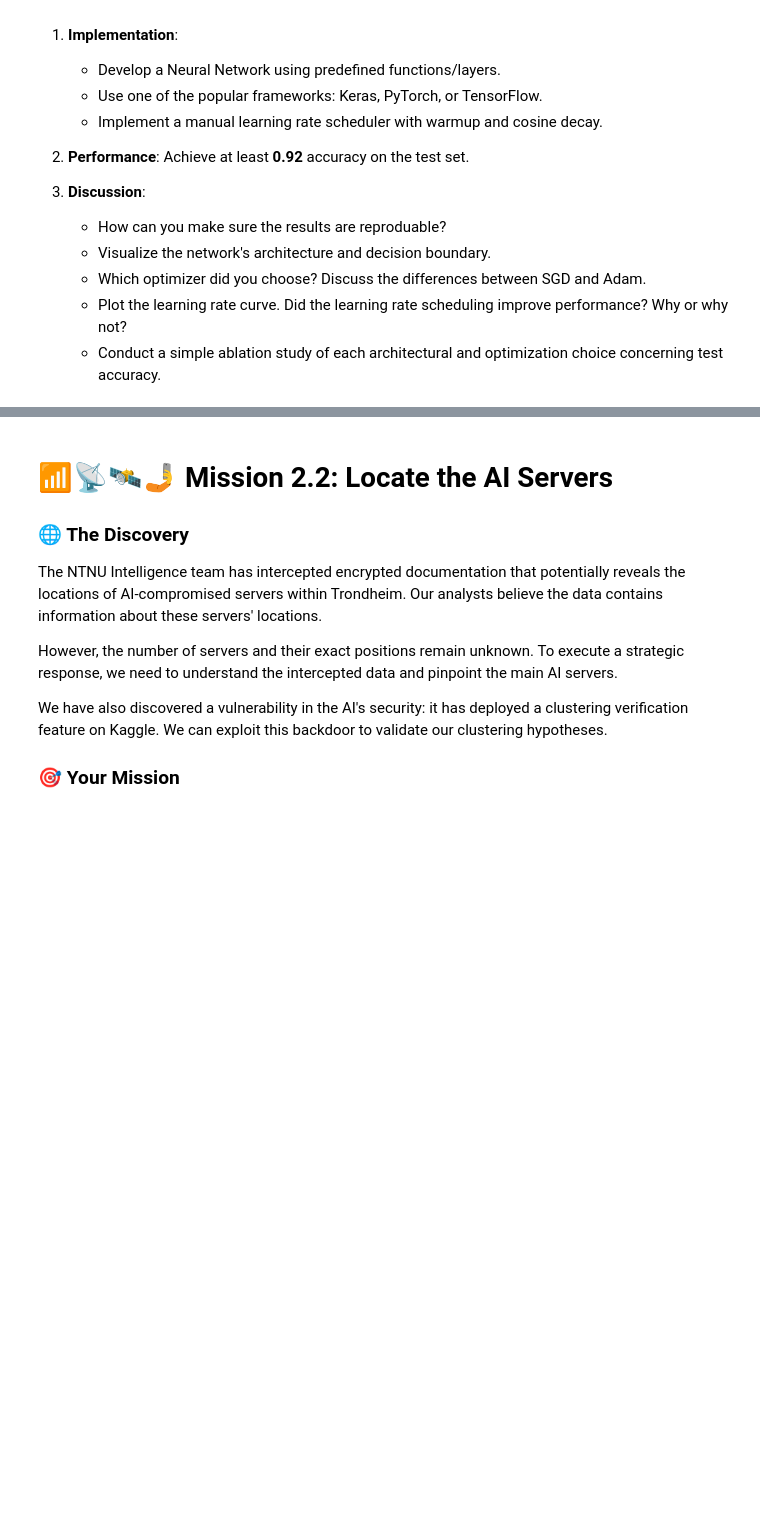
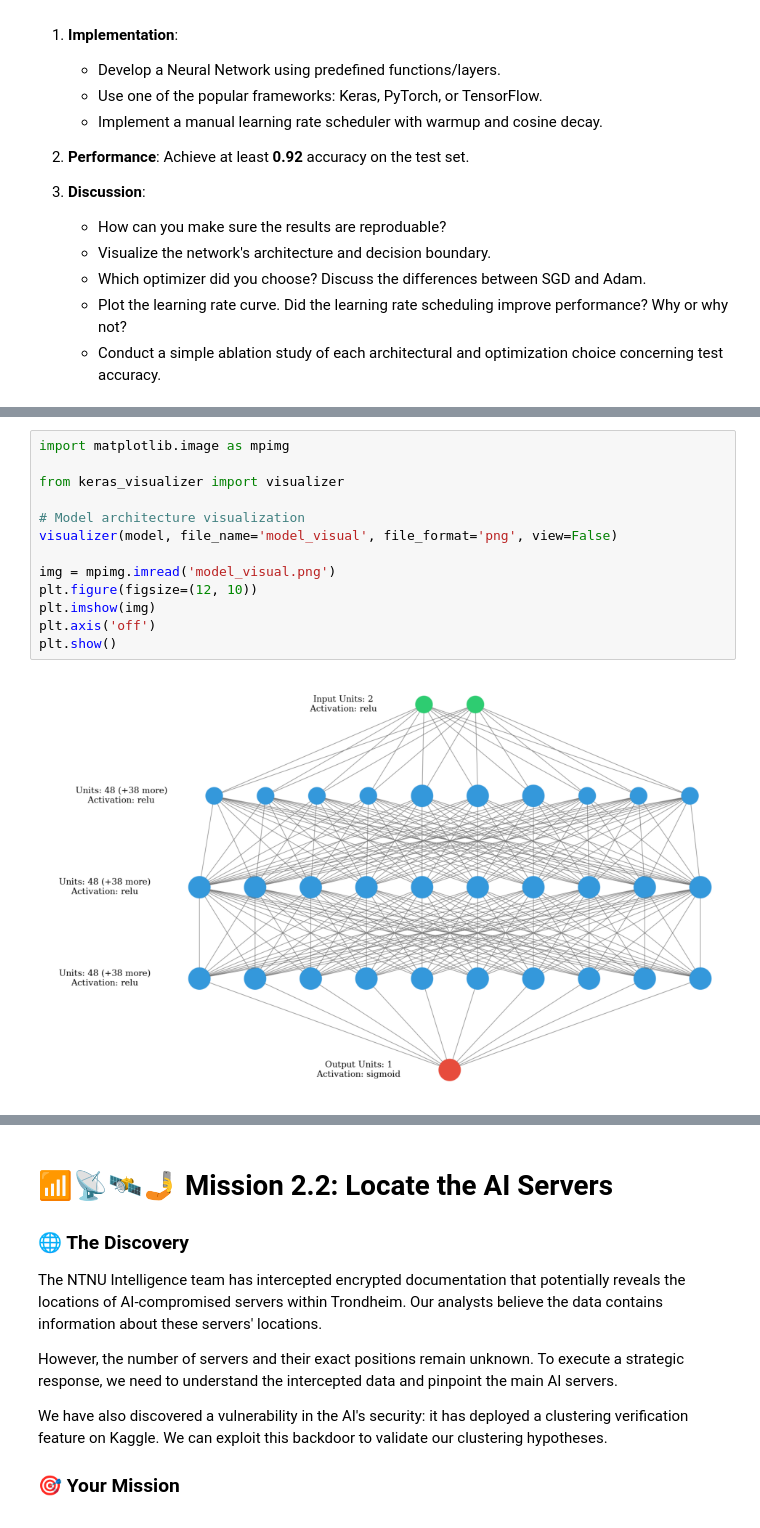
Before and after one commit to vehoug/TDT4172, a Jupyter notebook: Assignment2/Chapter_2.ipynb, the cells around one changed output, grey strips where cells are left out. Drawn from its saved outputs; the diff is of its cells as text; blank space fills up the shorter version.

```diff
--- a/Assignment2/Chapter_2.ipynb
+++ b/Assignment2/Chapter_2.ipynb
@@ -79,0 +171,15 @@ plt.show()
+# %%
+import matplotlib.image as mpimg
+
+from keras_visualizer import visualizer
+
+# Model architecture visualization
+visualizer(model, file_name='model_visual', file_format='png', view=False)
+
+img = mpimg.imread('model_visual.png')
+plt.figure(figsize=(12, 10))
+plt.imshow(img)
+plt.axis('off')
+plt.show()
+# %% [output]
+[figure, added]
```
Also changed, not shown: parts of 13 cells of this notebook.
